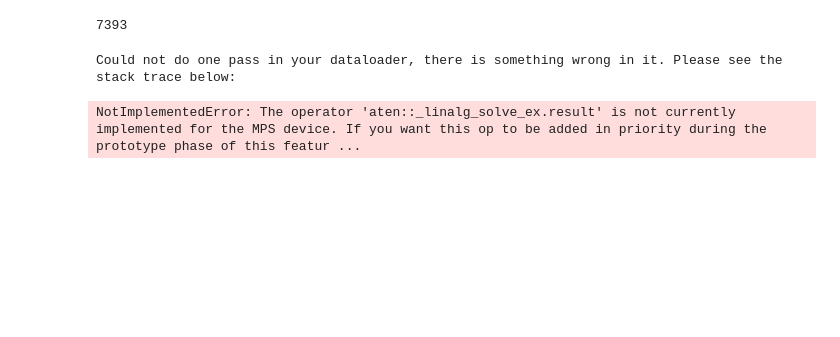
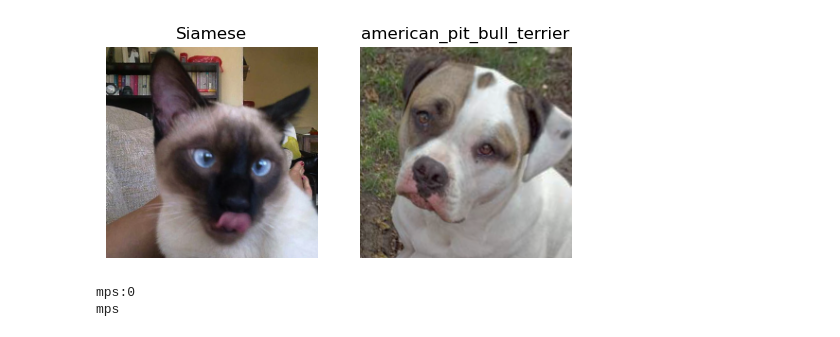
Before and after one commit to koto-moya/image-classification, a Jupyter notebook: Image_Classifier.ipynb, the cells around one changed output. Cells and saved outputs as stored; diff of their text form; code cells hidden in the pictures; blank space fills up the shorter version.

```diff
--- a/Image_Classifier.ipynb
+++ b/Image_Classifier.ipynb
@@ -4,4 +5,0 @@ path = untar_data(URLs.PETS)
-# %%
-len((path/"images").ls())
-# %% [output]
-7393
@@ -16,8 +10,20 @@ pets = DataBlock(blocks = (ImageBlock, CategoryBlock),
                  get_y=using_attr(RegexLabeller(r'(.+)_\d+.jpg$'), 'name'),
                  item_tfms = Resize(460),
                  batch_tfms = aug_transforms(size = 224, min_scale=0.75))
+#pets.summary(path/"images", bs=12, device='cpu')
 dls = pets.dataloaders(path/"images")
-dls
-# %% [output]
-Could not do one pass in your dataloader, there is something wrong in it. Please see the stack trace below:
-NotImplementedError: The operator 'aten::_linalg_solve_ex.result' is not currently implemented for the MPS device. If you want this op to be added in priority during the prototype phase of this featur ...
+# %%
+dls.show_batch(nrows=1, ncols=2)
+# %% [output]
+[figure, added]
+# %%
+device = torch.device('mps:0')
+learn  = vision_learner(dls, resnet18, metrics=error_rate)
+learn.model.to(device)
+print(next(learn.model.parameters()).device)  # Check model device
+print(learn.dls.device)  # Check data loader device
+
+#learn.fine_tune(2)
+# %% [output]
+mps:0
+mps
```
Also changed, not shown: parts of 4 cells of this notebook, 1 other file.
